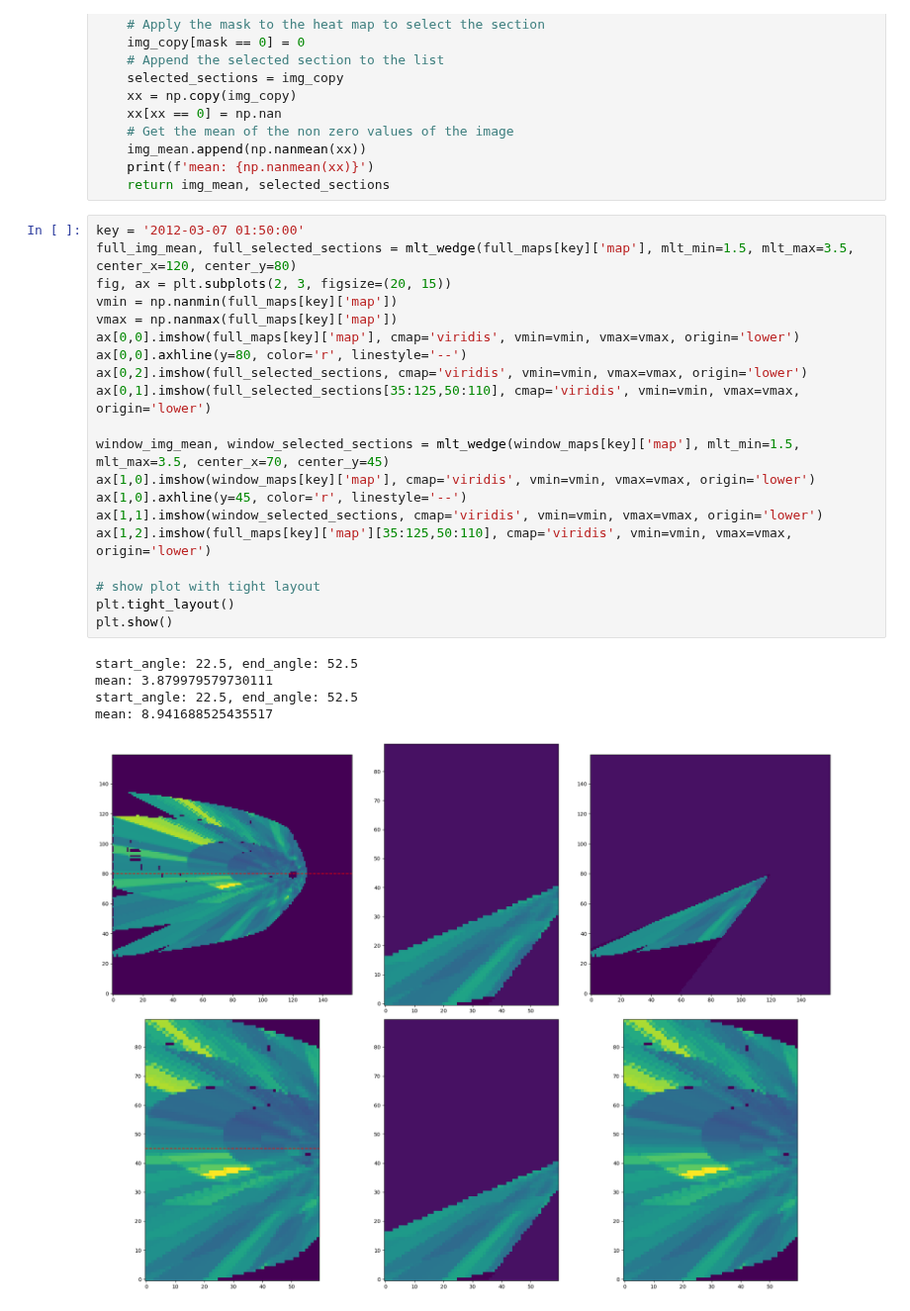
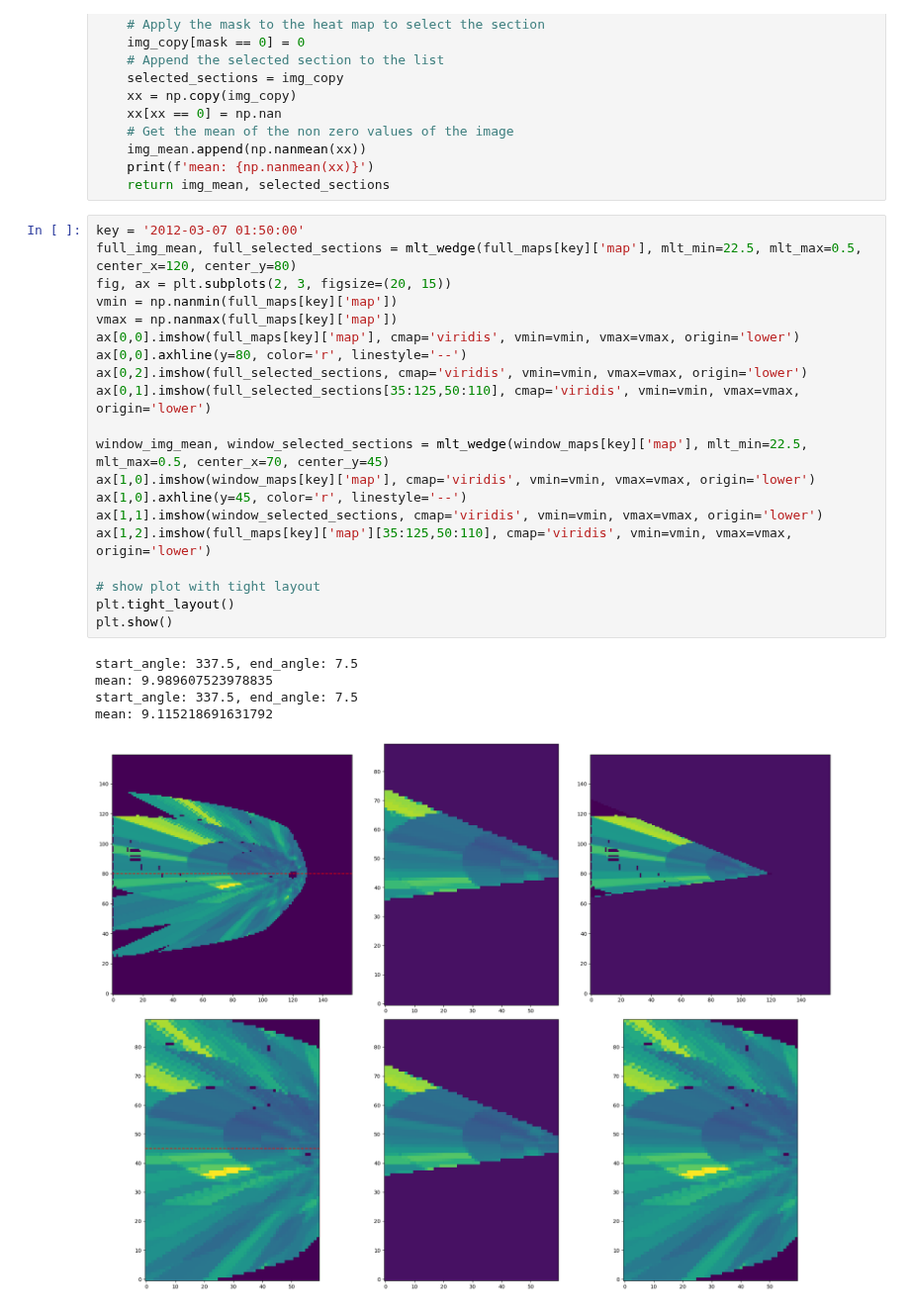
Before and after one commit to mikecoughlan/examining_twins_and_supermag, a Jupyter notebook: ion_temp_wedges.ipynb, the cells around one changed output. Shown at 99% size. Cells and saved outputs as stored; diff of their text form.

```diff
--- a/ion_temp_wedges.ipynb
+++ b/ion_temp_wedges.ipynb
@@ -223,27 +223,27 @@ def mlt_wedge(img_data, mlt_min: int = 18, mlt_max: int = 6, center_x: int = 120
     return img_mean, selected_sections
 # %%
 key = '2012-03-07 01:50:00'
-full_img_mean, full_selected_sections = mlt_wedge(full_maps[key]['map'], mlt_min=1.5, mlt_max=3.5, center_x=120, center_y=80)
+full_img_mean, full_selected_sections = mlt_wedge(full_maps[key]['map'], mlt_min=22.5, mlt_max=0.5, center_x=120, center_y=80)
 fig, ax = plt.subplots(2, 3, figsize=(20, 15))
 vmin = np.nanmin(full_maps[key]['map'])
 vmax = np.nanmax(full_maps[key]['map'])
 ax[0,0].imshow(full_maps[key]['map'], cmap='viridis', vmin=vmin, vmax=vmax, origin='lower')
 ax[0,0].axhline(y=80, color='r', linestyle='--')
 ax[0,2].imshow(full_selected_sections, cmap='viridis', vmin=vmin, vmax=vmax, origin='lower')
 ax[0,1].imshow(full_selected_sections[35:125,50:110], cmap='viridis', vmin=vmin, vmax=vmax, origin='lower')
 
-window_img_mean, window_selected_sections = mlt_wedge(window_maps[key]['map'], mlt_min=1.5, mlt_max=3.5, center_x=70, center_y=45)
+window_img_mean, window_selected_sections = mlt_wedge(window_maps[key]['map'], mlt_min=22.5, mlt_max=0.5, center_x=70, center_y=45)
 ax[1,0].imshow(window_maps[key]['map'], cmap='viridis', vmin=vmin, vmax=vmax, origin='lower')
 ax[1,0].axhline(y=45, color='r', linestyle='--')
 ax[1,1].imshow(window_selected_sections, cmap='viridis', vmin=vmin, vmax=vmax, origin='lower')
 ax[1,2].imshow(full_maps[key]['map'][35:125,50:110], cmap='viridis', vmin=vmin, vmax=vmax, origin='lower')
 
 # show plot with tight layout
 plt.tight_layout()
 plt.show()
 # %% [output]
-start_angle: 22.5, end_angle: 52.5
-mean: 3.879979579730111
-start_angle: 22.5, end_angle: 52.5
-mean: 8.941688525435517
+start_angle: 337.5, end_angle: 7.5
+mean: 9.989607523978835
+start_angle: 337.5, end_angle: 7.5
+mean: 9.115218691631792
-[figure, old version]
+[figure, new version]
```
Also changed, not shown: 3 other files.
